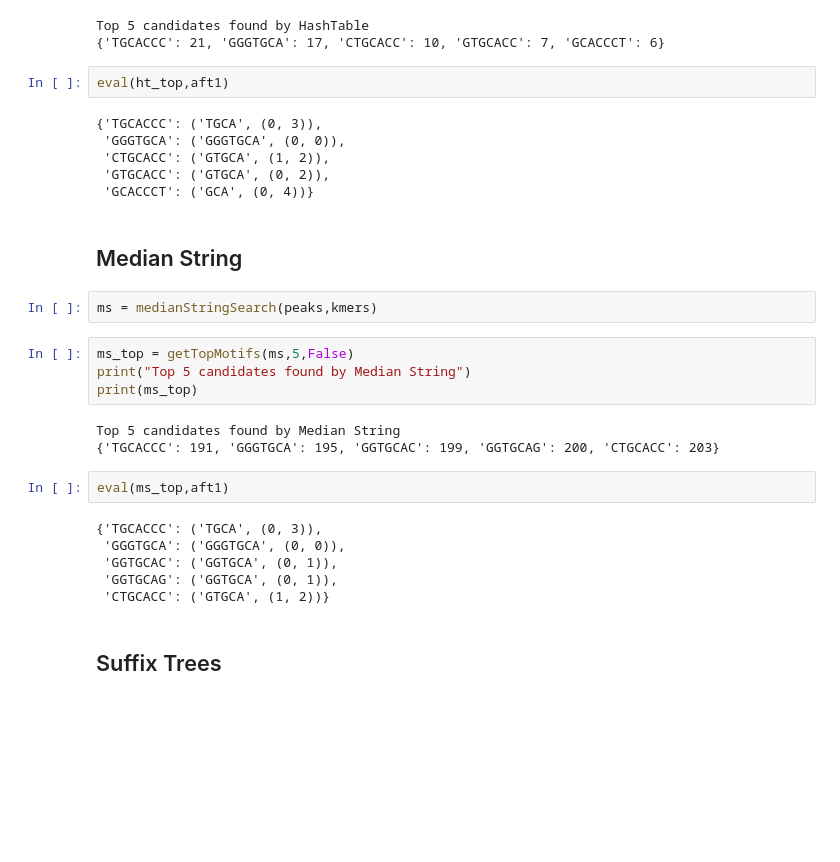
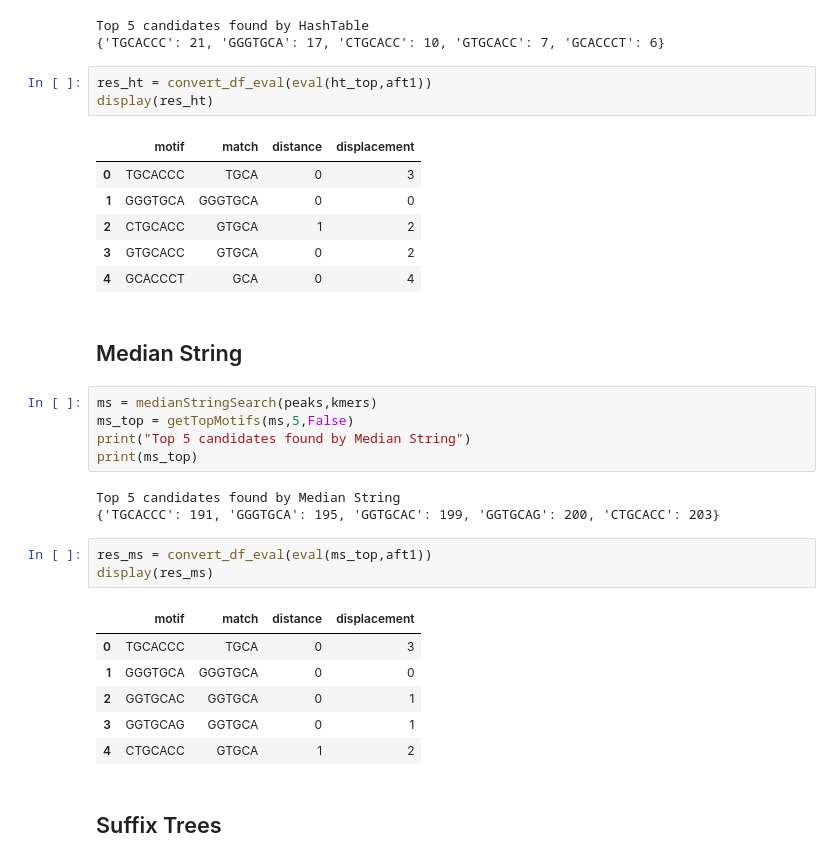
Before and after one commit to Ploenypp/bioinformatics-uni-project, a Jupyter notebook: search_Peaks1.ipynb, the cells around one changed output. Saved outputs shown, nothing was run; the diff lists cells and outputs as text; blank space fills up the shorter version.

```diff
--- a/search_Peaks1.ipynb
+++ b/search_Peaks1.ipynb
@@ -129,33 +145,36 @@ print(ht_top)
 # %% [output]
 Top 5 candidates found by HashTable
 {'TGCACCC': 21, 'GGGTGCA': 17, 'CTGCACC': 10, 'GTGCACC': 7, 'GCACCCT': 6}
-# %%
-eval(ht_top,aft1)
-# %% [output]
-{'TGCACCC': ('TGCA', (0, 3)),
- 'GGGTGCA': ('GGGTGCA', (0, 0)),
- 'CTGCACC': ('GTGCA', (1, 2)),
- 'GTGCACC': ('GTGCA', (0, 2)),
- 'GCACCCT': ('GCA', (0, 4))}
+# %%
+res_ht = convert_df_eval(eval(ht_top,aft1))
+display(res_ht)
+# %% [output]
+|  | motif | match | distance | displacement |
+| 0 | TGCACCC | TGCA | 0 | 3 |
+| 1 | GGGTGCA | GGGTGCA | 0 | 0 |
+| 2 | CTGCACC | GTGCA | 1 | 2 |
+| 3 | GTGCACC | GTGCA | 0 | 2 |
+| 4 | GCACCCT | GCA | 0 | 4 |
 # %% [markdown]
 ## Median String
-# %%
-ms = medianStringSearch(peaks,kmers)
 # %%
+ms = medianStringSearch(peaks,kmers)
 ms_top = getTopMotifs(ms,5,False)
 print("Top 5 candidates found by Median String")
 print(ms_top)
 # %% [output]
 Top 5 candidates found by Median String
 {'TGCACCC': 191, 'GGGTGCA': 195, 'GGTGCAC': 199, 'GGTGCAG': 200, 'CTGCACC': 203}
-# %%
-eval(ms_top,aft1)
-# %% [output]
-{'TGCACCC': ('TGCA', (0, 3)),
- 'GGGTGCA': ('GGGTGCA', (0, 0)),
- 'GGTGCAC': ('GGTGCA', (0, 1)),
- 'GGTGCAG': ('GGTGCA', (0, 1)),
- 'CTGCACC': ('GTGCA', (1, 2))}
+# %%
+res_ms = convert_df_eval(eval(ms_top,aft1))
+display(res_ms)
+# %% [output]
+|  | motif | match | distance | displacement |
+| 0 | TGCACCC | TGCA | 0 | 3 |
+| 1 | GGGTGCA | GGGTGCA | 0 | 0 |
+| 2 | GGTGCAC | GGTGCA | 0 | 1 |
+| 3 | GGTGCAG | GGTGCA | 0 | 1 |
+| 4 | CTGCACC | GTGCA | 1 | 2 |
 # %% [markdown]
 ## Suffix Trees
 # %%
```
Also changed, not shown: parts of 29 cells of this notebook.
